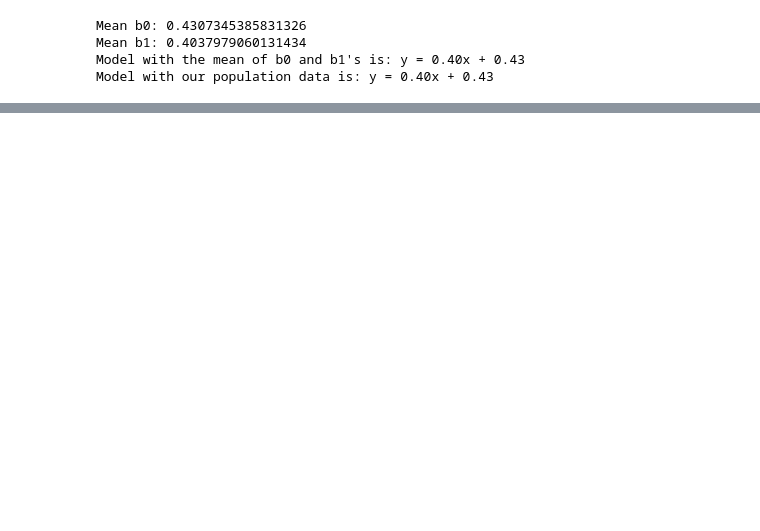
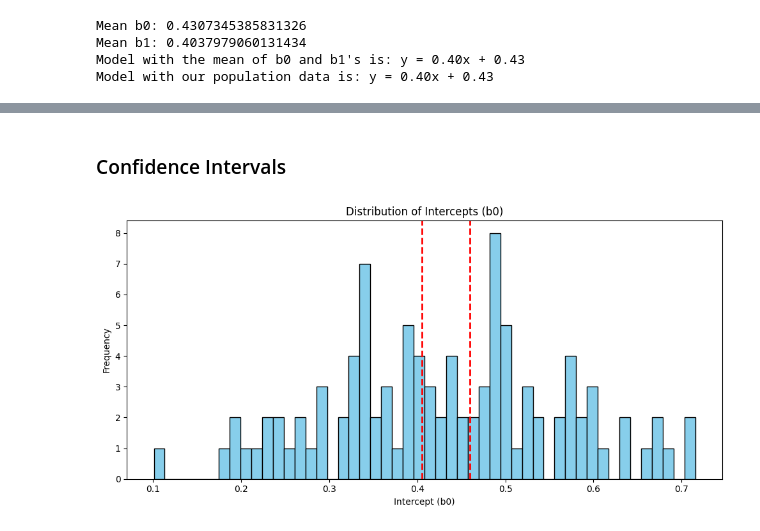
Before and after one commit to burakemretetik/regression, a Jupyter notebook: regression_2.ipynb, the cells around one changed output, grey strips where cells are left out. Drawn from its saved outputs; the diff is of its cells as text; code cells hidden in the pictures; blank space fills up the shorter version.

```diff
--- a/regression_2.ipynb
+++ b/regression_2.ipynb
@@ -433,0 +526,19 @@ Model with our population data is: y = 0.40x + 0.43
+# %% [markdown]
+### Confidence Intervals
+# %%
+# Plot the distribution of the b0 values
+plt.figure(figsize=(10, 5))
+
+plt.hist(b0_values, bins=50, edgecolor='black', color='skyblue')
+plt.xlabel('Intercept (b0)')
+plt.ylabel('Frequency')
+plt.title('Distribution of Intercepts (b0)')
+
+# Plot a red vertical line at the lower CI  of b0
+plt.axvline(metrics['CI_b0_lower'], color='red', linestyle='dashed', linewidth=2, label=f"'RSS/n: {metrics['CI_b0_lower']:.4f}")
+plt.axvline(metrics['CI_b0_upper'], color='red', linestyle='dashed', linewidth=2, label=f"'RSS/n: {metrics['CI_b0_upper']:.4f}")
+
+plt.tight_layout()
+plt.show()
+# %% [output]
+[figure, added]
```
Also changed, not shown: parts of 16 cells of this notebook.
